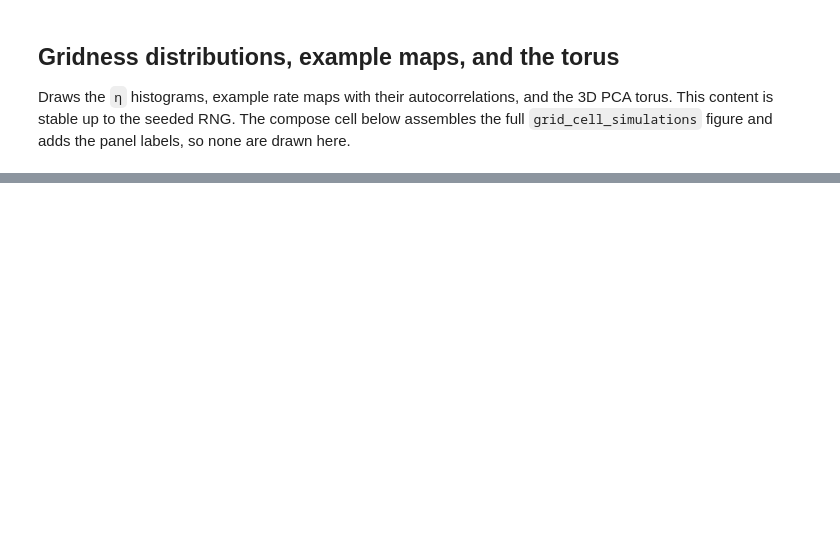
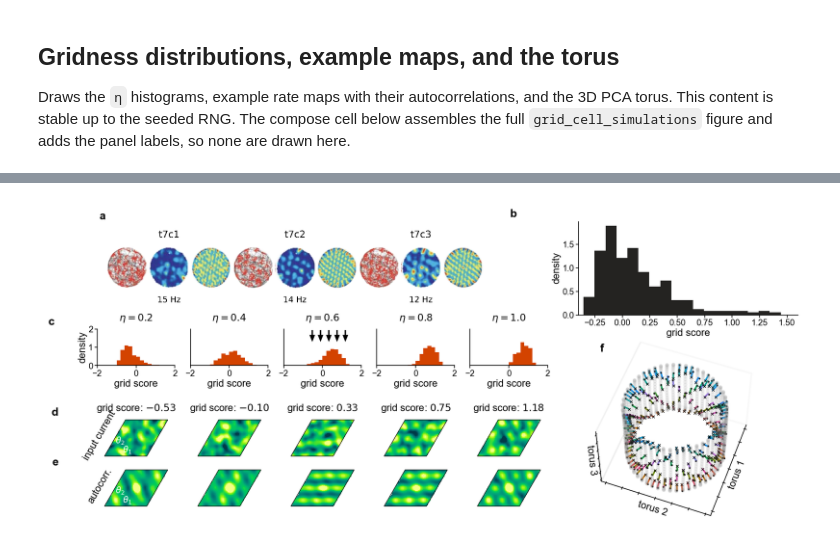
Before and after one commit to davidclark1/symmetries-continuous-attractors, a Jupyter notebook: notebooks/grid_sims.ipynb, the cells around one changed output, grey strips where cells are left out. Drawn from its saved outputs; the diff is of its cells as text; code cells hidden in the pictures; blank space fills up the shorter version.

```diff
--- a/notebooks/grid_sims.ipynb
+++ b/notebooks/grid_sims.ipynb
@@ -505,7 +503,7 @@ Compose Fig. 8 in full: experimental grid cells vs. the disordered-circuit model
 
 The whole figure is built from code in one cell. The bottom band (C-F) reuses the same drawing
 functions and caches as the grid_cell_panels.svg cell above (plot_patterns_subplot
-reads ../data/eta_analysis_4.npz, plot_3d_torus reads
+reads ../data/eta_analysis.npz, plot_3d_torus reads
 ../data/grid_analysis_results.npz); only the arrangement changes, nesting that
 layout under a master gridspec with a top band added above it:
   A  three triplets of experimental grid-cell rate maps (Hafting et al. 2005)
@@ -586,31 +584,33 @@ for _ax in hist_axes:
 # --- theta1/theta2 axis labels, on the first rate map and the first
 #     autocorrelogram. White reads more clearly than black over the saturated
 #     centre of GRID_CELL_CMAP. Placed just inside the lattice edges: theta_1
 #     just inside the bottom (horizontal) edge, theta_2 just inside the left
 #     (60 deg) edge. Data coords, so set_aspect(1) keeps them on the map. ---
 for _lab_ax in (pattern_axes[0], corr_axes[0]):
     _x0, _x1 = _lab_ax.get_xlim()
     _y0, _y1 = _lab_ax.get_ylim()
     _W, _H = _x1 - _x0, _y1 - _y0
     _PAD = 0.025                      # inset from the lattice edge
     _lab_ax.text(_x0 + 0.36 * _W, _y0 + _PAD * _H, r"$\theta_1$", color="white",
                  size=6, ha="center", va="bottom")
     # the left (60 deg) edge at height y sits at x = x0 + (y - y0)/tan(60 deg);
     # solving on the edge puts the label as far left as it can go.
     _y2 = _y0 + 0.42 * _H
     _lab_ax.text(_x0 + 0.577 * (_y2 - _y0) + _PAD * _W, _y2, r"$\theta_2$",
                  color="white", size=6, ha="left", va="center")
 
 # --- panel letters (a-f) ---
 LETTER_KW = dict(fontsize=8, fontweight='bold', va='bottom', ha='right')
 ax_A.text(0.0, 1.0, 'a', transform=ax_A.transAxes, **LETTER_KW)
 ax_B.text(-0.28, 1.02, 'b', transform=ax_B.transAxes, **LETTER_KW)
 hist_axes[0].text(-0.55, 1.05, 'c', transform=hist_axes[0].transAxes, **LETTER_KW)
 pattern_axes[0].text(-0.75, 1.05, 'd', transform=pattern_axes[0].transAxes, **LETTER_KW)
 corr_axes[0].text(-0.75, 1.05, 'e', transform=corr_axes[0].transAxes, **LETTER_KW)
 ax_3d.text2D(0.12, 0.92, 'f', transform=ax_3d.transAxes, **LETTER_KW)
 
 if SAVE_FIGURES:
     plt.savefig("../figures/grid_cell_simulations.pdf", bbox_inches="tight", dpi=450)
 plt.show()
+# %% [output]
+[figure, added]
 # %% [markdown]
```
Also changed, not shown: parts of 11 cells of this notebook, 36 other files.
